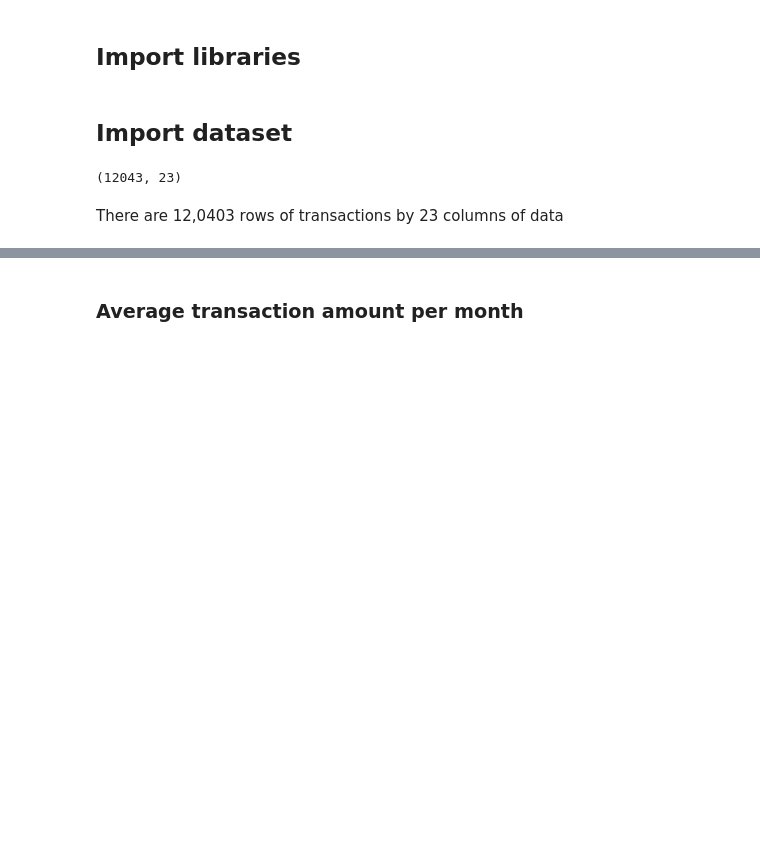
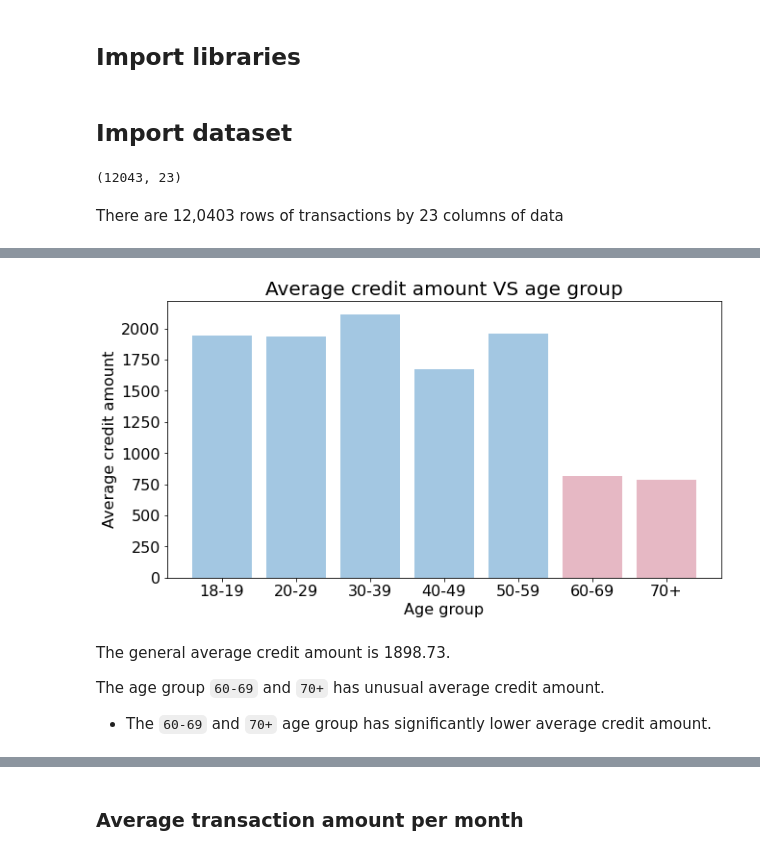
Before and after one commit to jonchia/ANZ-Data, a Jupyter notebook: Task_1.ipynb, the cells around one changed output, grey strips where cells are left out. Cells and saved outputs as stored; diff of their text form; code cells hidden in the pictures; blank space fills up the shorter version.

```diff
--- a/Task_1.ipynb
+++ b/Task_1.ipynb
@@ -26,0 +244,3 @@ df['amount'].mean()
+# %%
+avg_trans_age_credit = round(df_credit.groupby('age_label').mean(),2)
+avg_trans_age_credit['amount']
@@ -26,0 +257,25 @@ df['amount'].mean()
+# %%
+avg_trans_age_credit = avg_trans_age_credit.reset_index()
+
+# Extract values to be plotted in bar chart
+age_credit_amount = avg_trans_age_credit['amount'].values.tolist()
+# %%
+fig = plt.figure(figsize=(8,4))
+ax = fig.add_axes([0,0,1,1])
+ax.bar(age_label,age_credit_amount,color=['#a3c7e2','#a3c7e2','#a3c7e2','#a3c7e2','#a3c7e2','#e6b8c4','#e6b8c4'])
+ax.set_xlabel('Age group')
+ax.set_ylabel('Average credit amount')
+plt.title('Average credit amount VS age group',fontsize=20)
+ax.tick_params(axis='x', labelsize=16)
+ax.tick_params(axis='y', labelsize=16)
+ax.xaxis.label.set_size(16)
+ax.yaxis.label.set_size(16)
+plt.show()
+# %% [output]
+[figure, added]
+# %% [markdown]
+The general average credit amount is 1898.73.
+
+The age group `60-69` and `70+` has unusual average credit amount.
+
+* The `60-69` and `70+` age group has significantly lower average credit amount.
```
Also changed, not shown: parts of 84 cells of this notebook, 1 other file.
